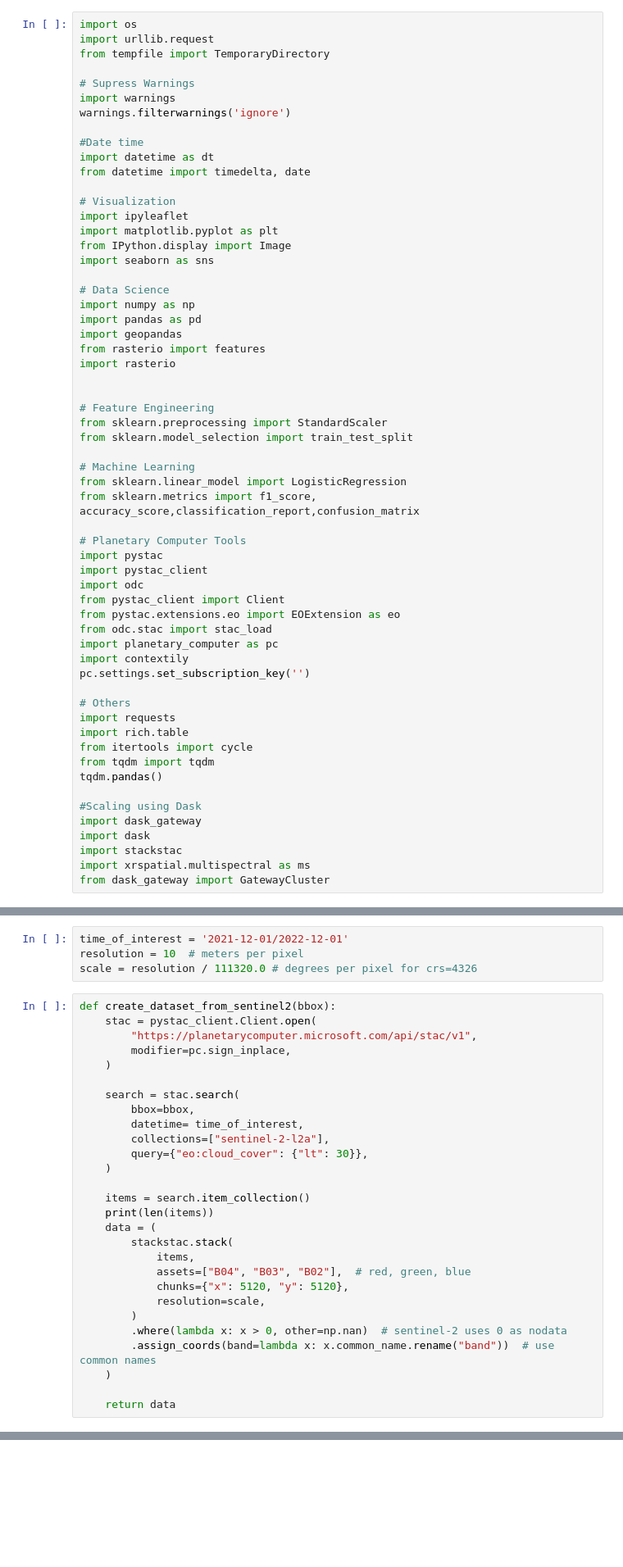
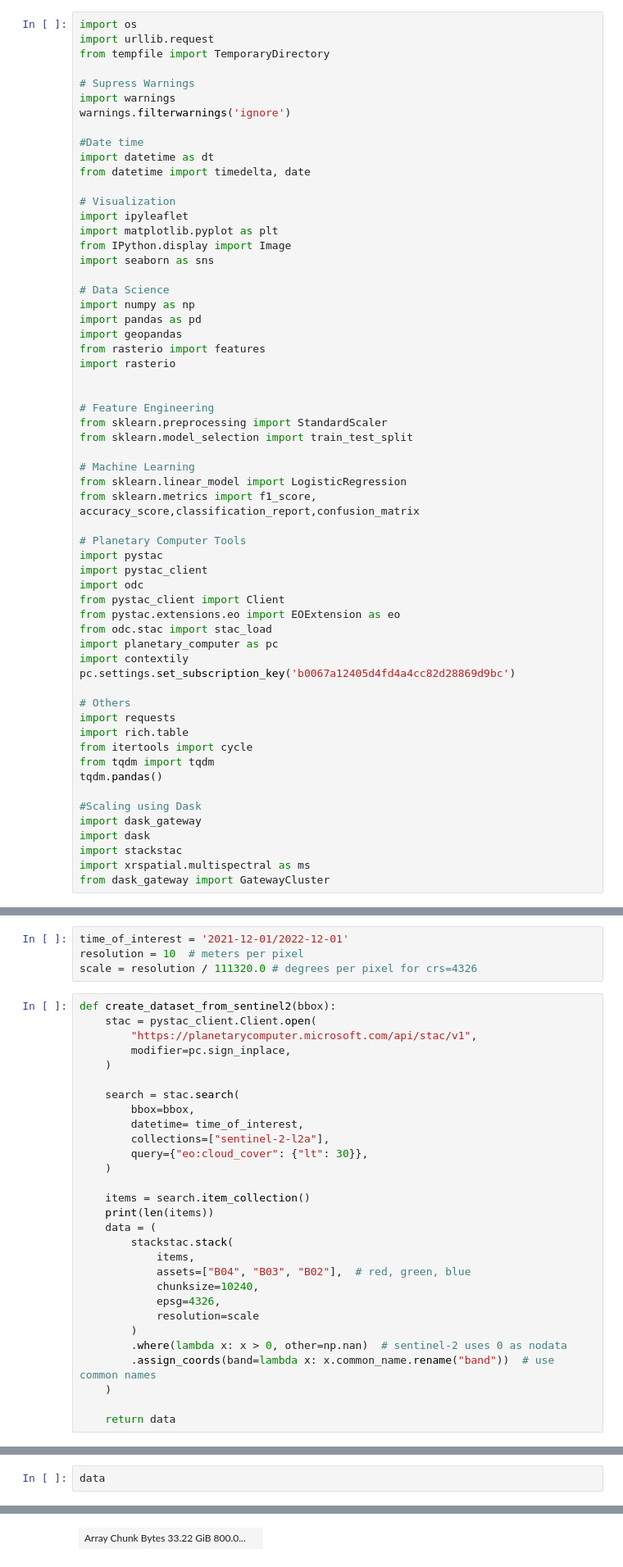
Before and after one commit to subasthapa1/EYChallenge, a Jupyter notebook: Sentinel2-Fainal.ipynb, the cells around one changed output, grey strips where cells are left out. Shown at 82% size. Drawn from its saved outputs; the diff is of its cells as text; blank space fills up the shorter version.

```diff
--- a/Sentinel2-Fainal.ipynb
+++ b/Sentinel2-Fainal.ipynb
@@ -42,7 +42,7 @@ from pystac.extensions.eo import EOExtension as eo
 from odc.stac import stac_load
 import planetary_computer as pc
 import contextily
-pc.settings.set_subscription_key('')
+pc.settings.set_subscription_key('b0067a12405d4fd4a4cc82d28869d9bc')
 
 # Others
 import requests
@@ -93,8 +93,9 @@ def create_dataset_from_sentinel2(bbox):
         stackstac.stack(
             items,
             assets=["B04", "B03", "B02"],  # red, green, blue
-            chunks={"x": 5120, "y": 5120},
-            resolution=scale,
+            chunksize=10240,
+            epsg=4326,
+            resolution=scale
         )
         .where(lambda x: x > 0, other=np.nan)  # sentinel-2 uses 0 as nodata
         .assign_coords(band=lambda x: x.common_name.rename("band"))  # use common names
@@ -143,0 +160,3 @@ KeyboardInterrupt:
+# %%
+data
+# %% [output]
@@ -143,0 +171 @@ KeyboardInterrupt:
+| Array Chunk Bytes 33.22 GiB 800.0... |  |
```
Also changed, not shown: parts of 2 cells of this notebook, 1 other file.
